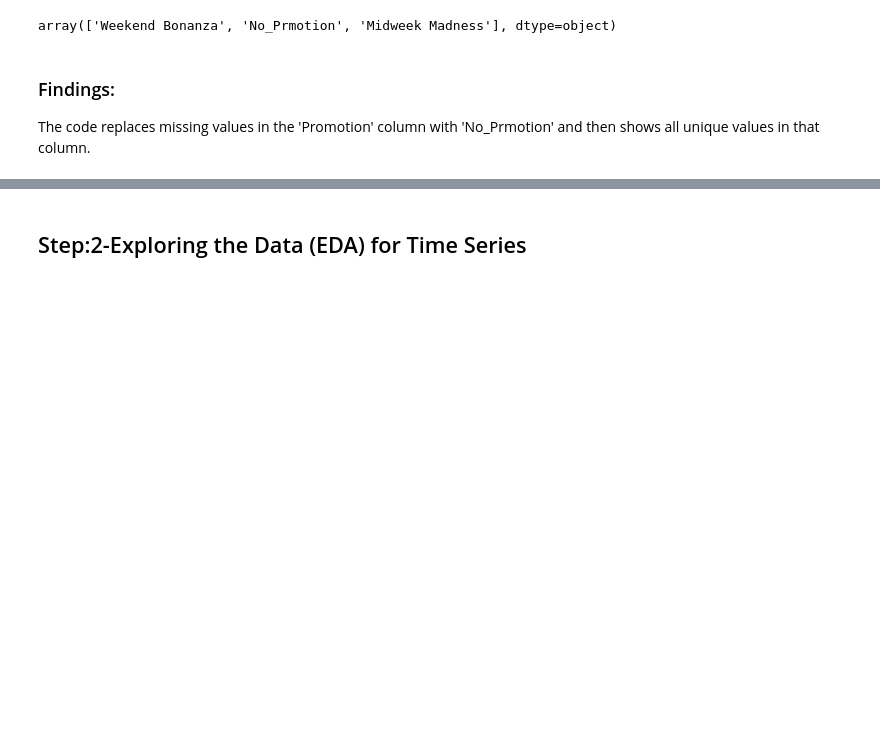
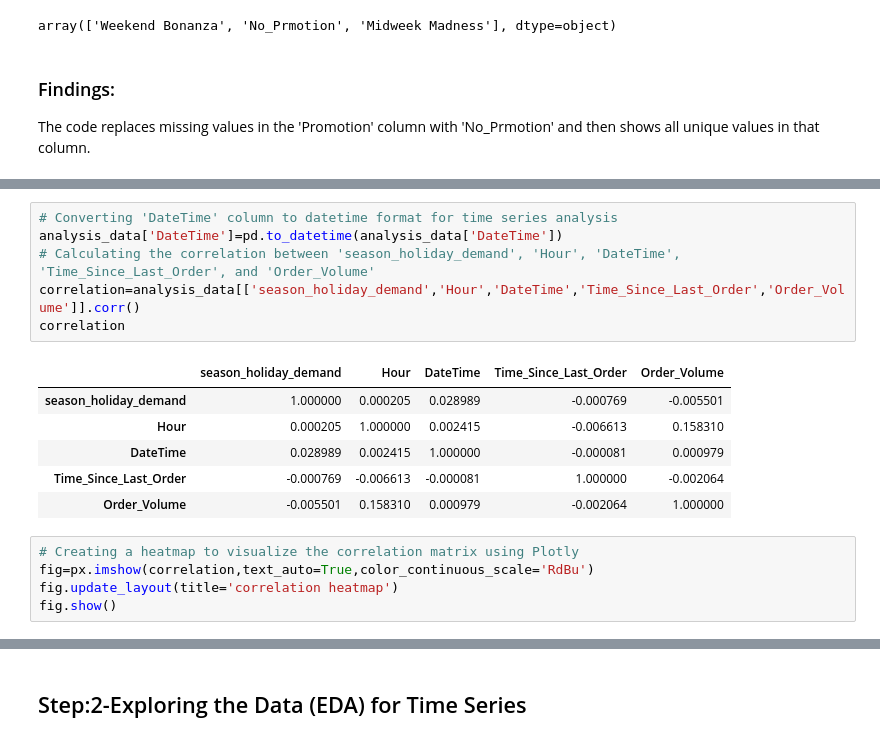
Before and after one commit to rahul8879/swiggy_demand_modelling, a Jupyter notebook: notebooks/analysis.ipynb, the cells around one changed output, grey strips where cells are left out. Drawn from its saved outputs; the diff is of its cells as text; blank space fills up the shorter version.

```diff
--- a/notebooks/analysis.ipynb
+++ b/notebooks/analysis.ipynb
@@ -102,0 +165,18 @@ array(['Weekend Bonanza', 'No_Prmotion', 'Midweek Madness'], dtype=object)
+# %%
+# Converting 'DateTime' column to datetime format for time series analysis
+analysis_data['DateTime']=pd.to_datetime(analysis_data['DateTime'])
+# Calculating the correlation between 'season_holiday_demand', 'Hour', 'DateTime', 'Time_Since_Last_Order', and 'Order_Volume'
+correlation=analysis_data[['season_holiday_demand','Hour','DateTime','Time_Since_Last_Order','Order_Volume']].corr()
+correlation
+# %% [output]
+|  | season_holiday_demand | Hour | DateTime | Time_Since_Last_Order | Order_Volume |
+| season_holiday_demand | 1.000000 | 0.000205 | 0.028989 | -0.000769 | -0.005501 |
+| Hour | 0.000205 | 1.000000 | 0.002415 | -0.006613 | 0.158310 |
+| DateTime | 0.028989 | 0.002415 | 1.000000 | -0.000081 | 0.000979 |
+| Time_Since_Last_Order | -0.000769 | -0.006613 | -0.000081 | 1.000000 | -0.002064 |
+| Order_Volume | -0.005501 | 0.158310 | 0.000979 | -0.002064 | 1.000000 |
+# %%
+# Creating a heatmap to visualize the correlation matrix using Plotly
+fig=px.imshow(correlation,text_auto=True,color_continuous_scale='RdBu')
+fig.update_layout(title='correlation heatmap')
+fig.show()
```
Also changed, not shown: parts of 21 cells of this notebook.
